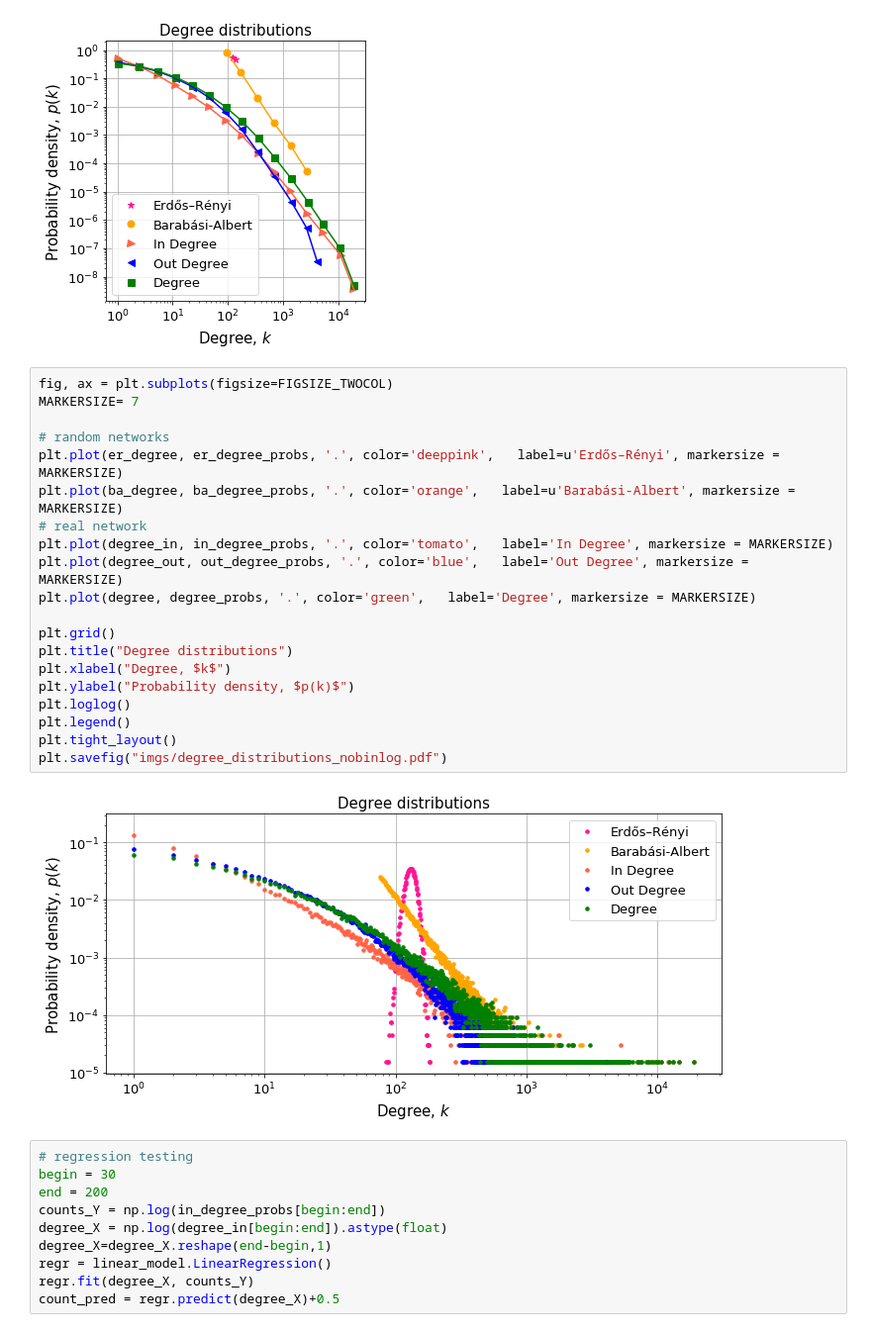
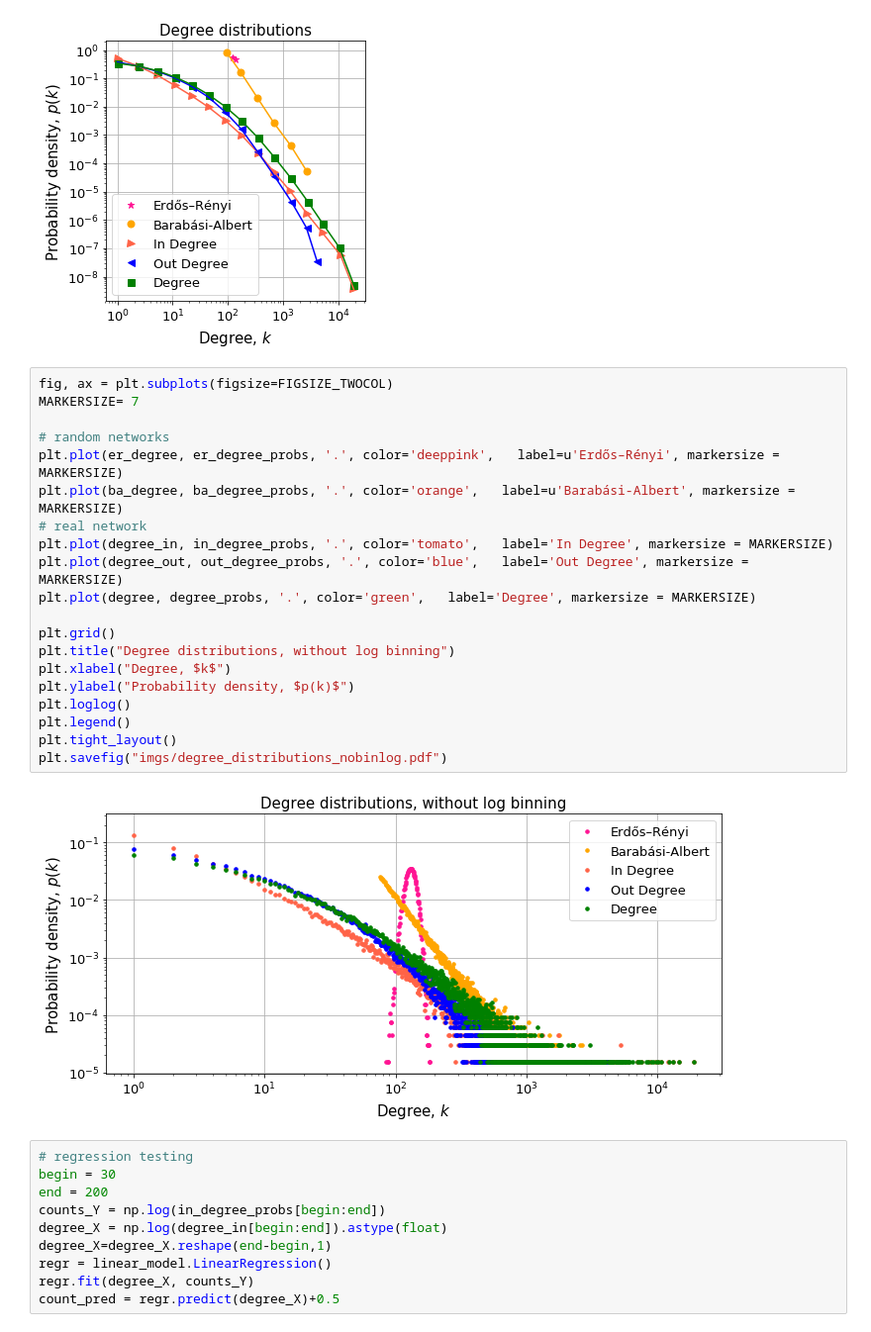
Before and after one commit to biyanisuraj/the_facebook_scandal, a Jupyter notebook: scripts/visualization/degree_distributions.ipynb, the cells around one changed output. Shown at 99% size. Cells and saved outputs as stored; diff of their text form.

```diff
--- a/scripts/visualization/degree_distributions.ipynb
+++ b/scripts/visualization/degree_distributions.ipynb
@@ -297,25 +302,25 @@ plt.savefig("imgs/degree_distributions.pdf")
 # %%
 fig, ax = plt.subplots(figsize=FIGSIZE_TWOCOL)
 MARKERSIZE= 7
 
 # random networks
 plt.plot(er_degree, er_degree_probs, '.', color='deeppink',   label=u'Erdős–Rényi', markersize = MARKERSIZE)
 plt.plot(ba_degree, ba_degree_probs, '.', color='orange',   label=u'Barabási-Albert', markersize = MARKERSIZE)
 # real network
 plt.plot(degree_in, in_degree_probs, '.', color='tomato',   label='In Degree', markersize = MARKERSIZE)
 plt.plot(degree_out, out_degree_probs, '.', color='blue',   label='Out Degree', markersize = MARKERSIZE)
 plt.plot(degree, degree_probs, '.', color='green',   label='Degree', markersize = MARKERSIZE)
 
 plt.grid()
-plt.title("Degree distributions")
+plt.title("Degree distributions, without log binning")
 plt.xlabel("Degree, $k$")
 plt.ylabel("Probability density, $p(k)$")
 plt.loglog()
 plt.legend()
 plt.tight_layout()
 plt.savefig("imgs/degree_distributions_nobinlog.pdf")
 # %% [output]
-[figure, old version]
+[figure, new version]
 # %%
 # regression testing
 begin = 30
```
Also changed, not shown: parts of 31 cells of this notebook, 3 other files.
